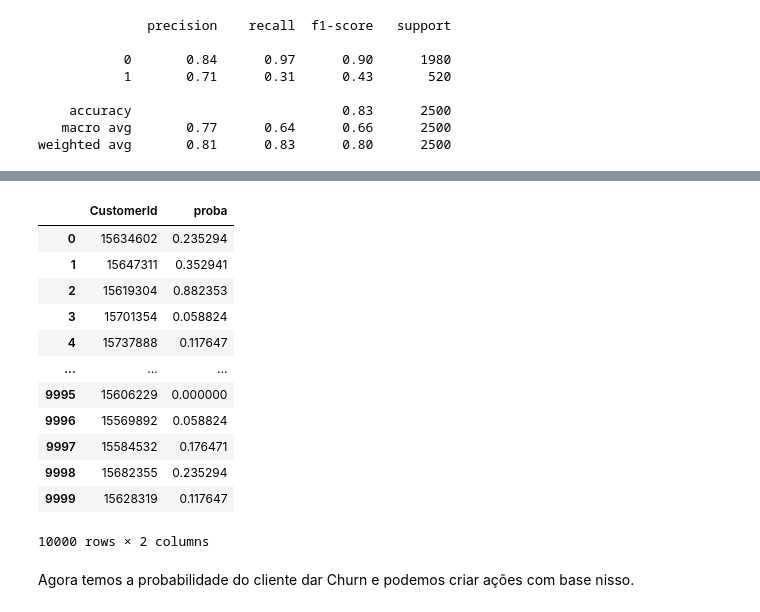
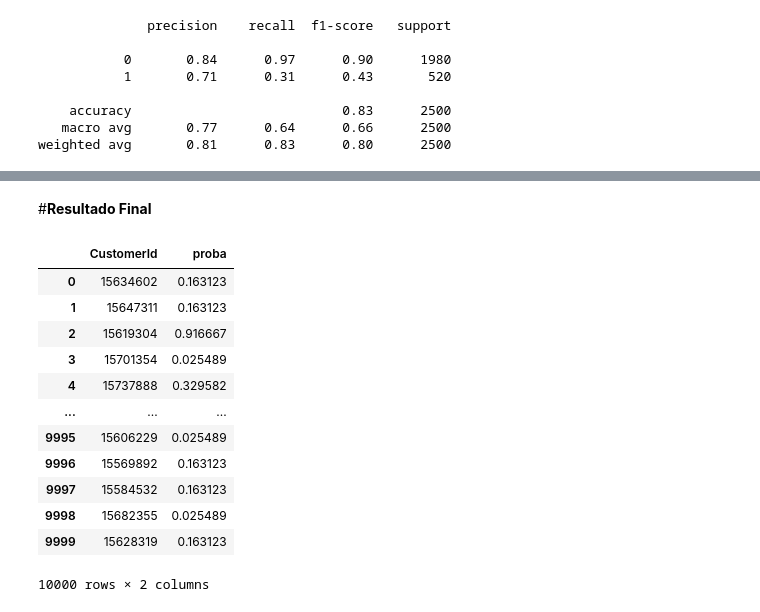
Before and after one commit to scudilio/Churn_model, a Jupyter notebook: wids_talk.ipynb, the cells around one changed output, grey strips where cells are left out. Drawn from its saved outputs; the diff is of its cells as text; code cells hidden in the pictures.

```diff
--- a/wids_talk.ipynb
+++ b/wids_talk.ipynb
@@ -461,0 +464,6 @@ weighted avg       0.81      0.83      0.80      2500
+# %%
+#Treinando o Modelo
+from sklearn.tree import DecisionTreeClassifier, plot_tree
+
+arvore = DecisionTreeClassifier(max_depth =4)
+arvore.fit(x_treino, y_treino)
@@ -462,19 +506,19 @@ weighted avg       0.81      0.83      0.80      2500
+# %% [markdown]
+#**Resultado Final**
 # %%
-df['proba'] = knn.predict_proba(x_final[x_treino.columns])[:,1] #prob classe 1
+df['proba'] = arvore.predict_proba(x_final[x_treino.columns])[:,1] #prob classe 1
 df[['CustomerId','proba']]
 # %% [output]
 |  | CustomerId | proba |
-| 0 | 15634602 | 0.235294 |
-| 1 | 15647311 | 0.352941 |
-| 2 | 15619304 | 0.882353 |
-| 3 | 15701354 | 0.058824 |
-| 4 | 15737888 | 0.117647 |
+| 0 | 15634602 | 0.163123 |
+| 1 | 15647311 | 0.163123 |
+| 2 | 15619304 | 0.916667 |
+| 3 | 15701354 | 0.025489 |
+| 4 | 15737888 | 0.329582 |
 | ... | ... | ... |
-| 9995 | 15606229 | 0.000000 |
-| 9996 | 15569892 | 0.058824 |
-| 9997 | 15584532 | 0.176471 |
-| 9998 | 15682355 | 0.235294 |
-| 9999 | 15628319 | 0.117647 |
+| 9995 | 15606229 | 0.025489 |
+| 9996 | 15569892 | 0.163123 |
+| 9997 | 15584532 | 0.163123 |
+| 9998 | 15682355 | 0.025489 |
+| 9999 | 15628319 | 0.163123 |
 10000 rows × 2 columns
-# %% [markdown]
-Agora temos a probabilidade do cliente dar Churn e podemos criar ações com base nisso.
```
Also changed, not shown: parts of 11 cells of this notebook.
